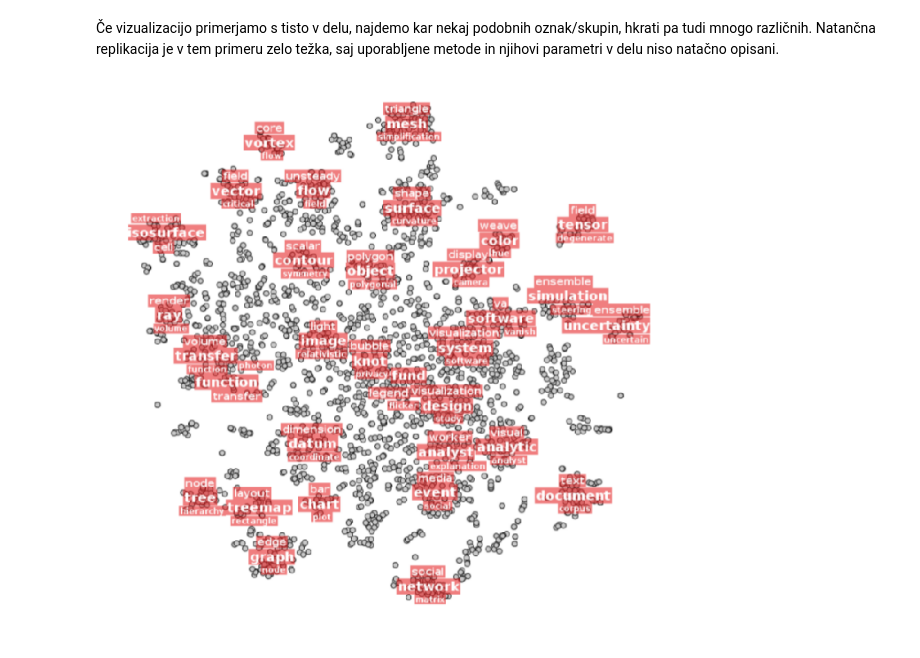
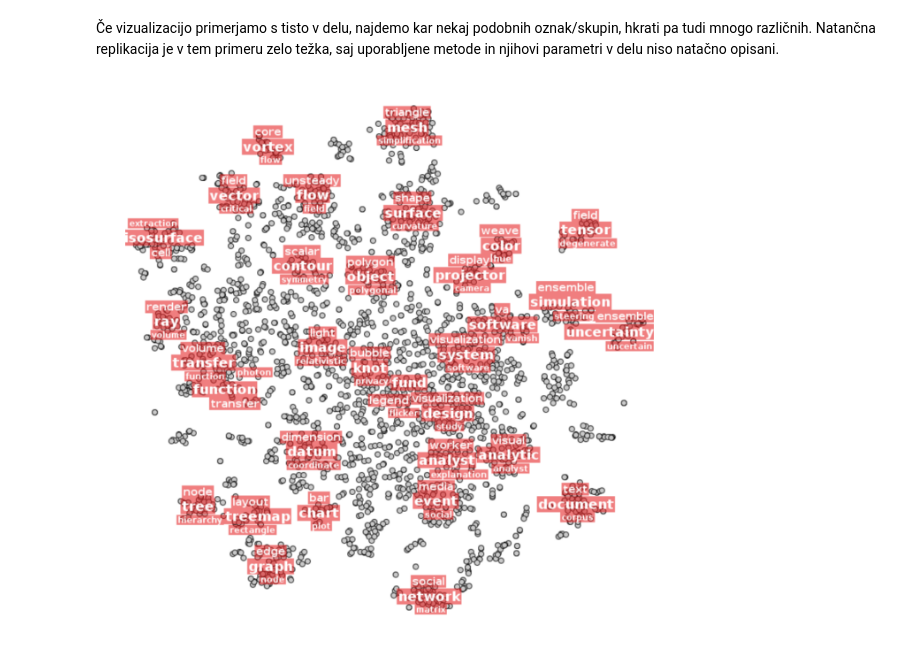
Before and after one commit to simejanko/mag-multidim-proj-visualisation, a Jupyter notebook: showcases/text_exploration.ipynb, the cells around one changed output. Drawn from its saved outputs; the diff is of its cells as text; code cells hidden in the pictures.

Commit message:
Improve quality of image from Qi Han's work.

```diff
--- a/showcases/text_exploration.ipynb
+++ b/showcases/text_exploration.ipynb
@@ -160,9 +160,9 @@ fig, ax = doc_explorer.plot_static()
 # %%
 import matplotlib.image as mpimg
 img=mpimg.imread('han2018.png')
 plt.figure(figsize=(11,11))
-plt.imshow(img)
+plt.imshow(img, interpolation='bilinear')
 plt.axis('off')
 plt.show()
 # %% [output]
-[figure, old version]
+[figure, new version]
```
Also changed, not shown: 1 other file.
